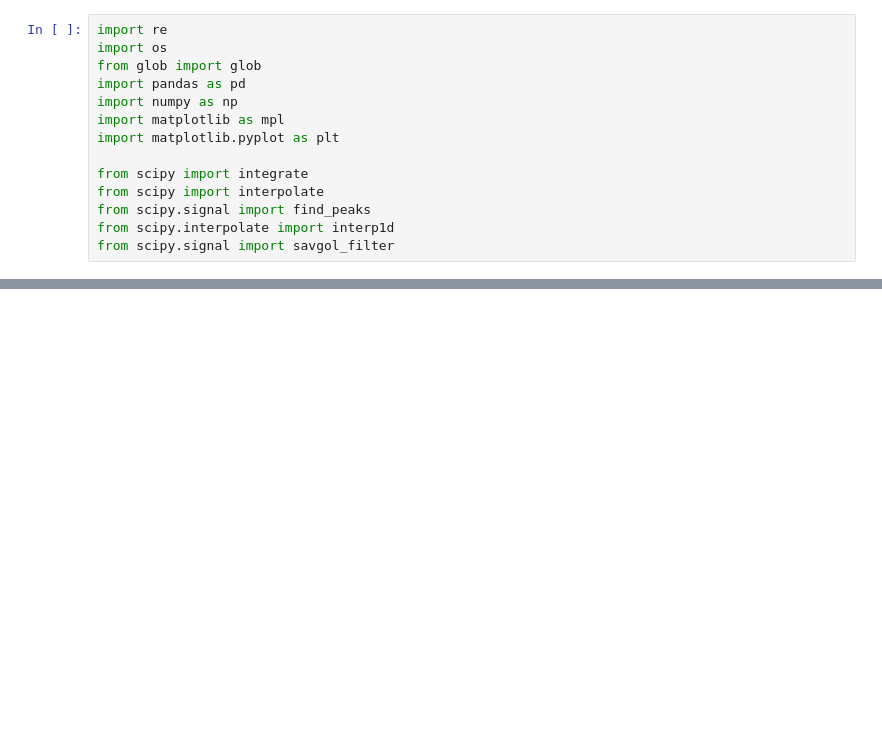
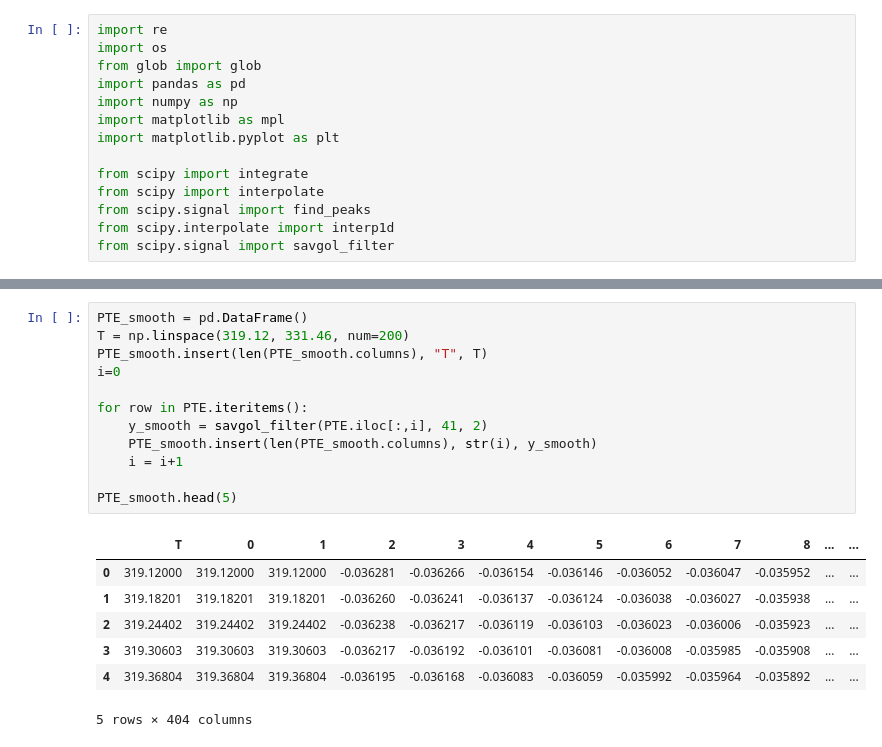
Before and after one commit to liuzipenguk/data-processing, a Jupyter notebook: PT insert points.ipynb, the cells around one changed output, grey strips where cells are left out. Drawn from its saved outputs; the diff is of its cells as text; blank space fills up the shorter version.

```diff
--- a/PT insert points.ipynb
+++ b/PT insert points.ipynb
@@ -45,0 +55,20 @@ PTE.to_csv(output_path)
+# %%
+PTE_smooth = pd.DataFrame()
+T = np.linspace(319.12, 331.46, num=200)
+PTE_smooth.insert(len(PTE_smooth.columns), "T", T)
+i=0
+
+for row in PTE.iteritems():
+    y_smooth = savgol_filter(PTE.iloc[:,i], 41, 2)
+    PTE_smooth.insert(len(PTE_smooth.columns), str(i), y_smooth)
+    i = i+1
+
+PTE_smooth.head(5)
+# %% [output]
+|  | T | 0 | 1 | 2 | 3 | 4 | 5 | 6 | 7 | 8 | ... | ... |
+| 0 | 319.12000 | 319.12000 | 319.12000 | -0.036281 | -0.036266 | -0.036154 | -0.036146 | -0.036052 | -0.036047 | -0.035952 | ... | ... |
+| 1 | 319.18201 | 319.18201 | 319.18201 | -0.036260 | -0.036241 | -0.036137 | -0.036124 | -0.036038 | -0.036027 | -0.035938 | ... | ... |
+| 2 | 319.24402 | 319.24402 | 319.24402 | -0.036238 | -0.036217 | -0.036119 | -0.036103 | -0.036023 | -0.036006 | -0.035923 | ... | ... |
+| 3 | 319.30603 | 319.30603 | 319.30603 | -0.036217 | -0.036192 | -0.036101 | -0.036081 | -0.036008 | -0.035985 | -0.035908 | ... | ... |
+| 4 | 319.36804 | 319.36804 | 319.36804 | -0.036195 | -0.036168 | -0.036083 | -0.036059 | -0.035992 | -0.035964 | -0.035892 | ... | ... |
+5 rows × 404 columns
```
Also changed, not shown: parts of 5 cells of this notebook.
